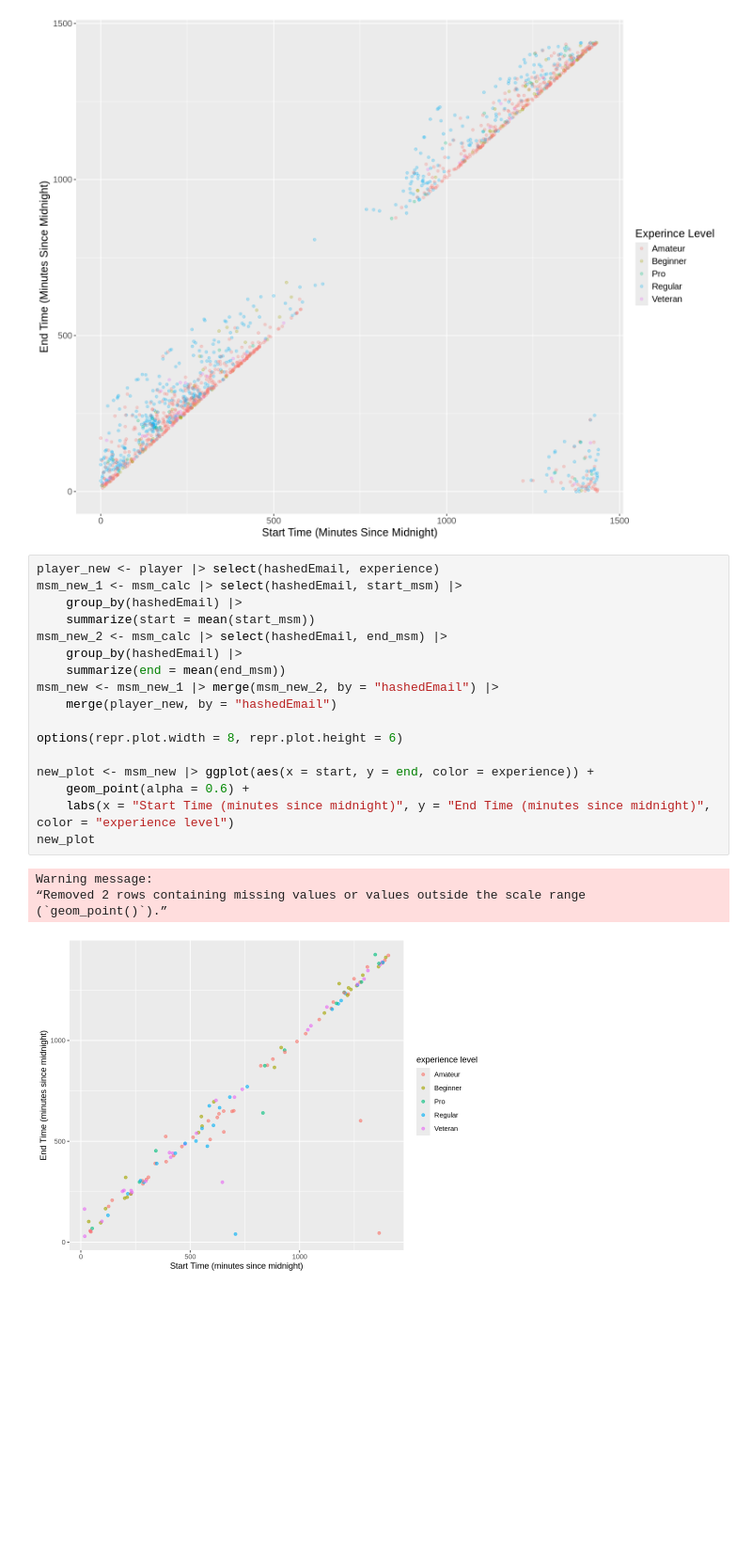
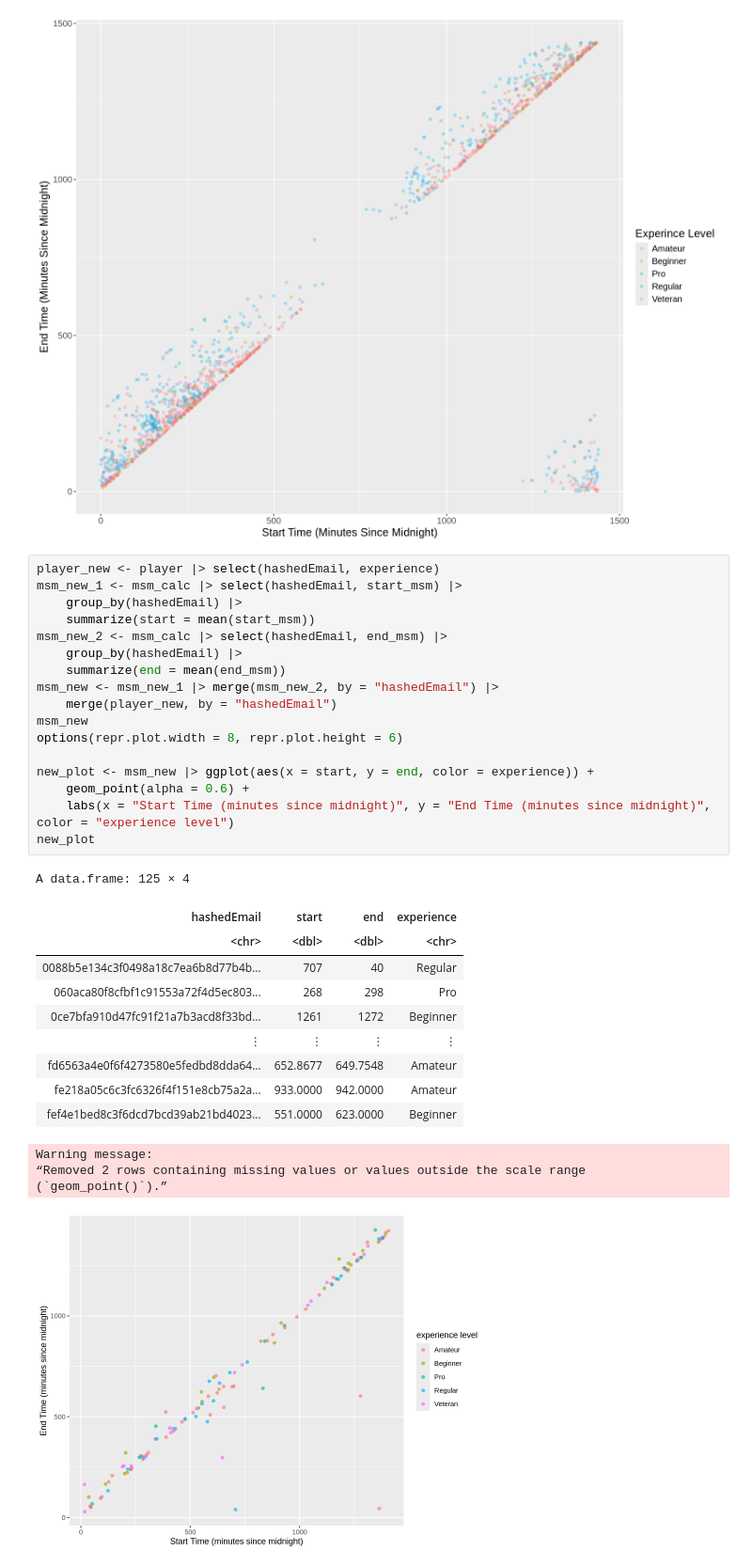
Before and after one commit to mulch-eater-prime/DSCI-Group-17-Project, a Jupyter notebook: Work.ipynb, the cells around one changed output. Shown at 94% size. Cells and saved outputs as stored; diff of their text form; blank space fills up the shorter version.

```diff
--- a/Work.ipynb
+++ b/Work.ipynb
@@ -142,22 +142,32 @@ Warning message:
 # %%
 player_new <- player |> select(hashedEmail, experience)
 msm_new_1 <- msm_calc |> select(hashedEmail, start_msm) |>
     group_by(hashedEmail) |>
     summarize(start = mean(start_msm))
 msm_new_2 <- msm_calc |> select(hashedEmail, end_msm) |>
     group_by(hashedEmail) |>
     summarize(end = mean(end_msm))
 msm_new <- msm_new_1 |> merge(msm_new_2, by = "hashedEmail") |>
     merge(player_new, by = "hashedEmail")
-
+msm_new
 options(repr.plot.width = 8, repr.plot.height = 6)
 
 new_plot <- msm_new |> ggplot(aes(x = start, y = end, color = experience)) +
     geom_point(alpha = 0.6) +
     labs(x = "Start Time (minutes since midnight)", y = "End Time (minutes since midnight)", color = "experience level")
 new_plot
 # %% [output]
-Warning message:
-“Removed 2 rows containing missing values or values outside the scale range
-(`geom_point()`).”
+A data.frame: 125 × 4
+| hashedEmail | start | end | experience |
+| <chr> | <dbl> | <dbl> | <chr> |
+| 0088b5e134c3f0498a18c7ea6b8d77b4b... | 707 | 40 | Regular |
+| 060aca80f8cfbf1c91553a72f4d5ec803... | 268 | 298 | Pro |
+| 0ce7bfa910d47fc91f21a7b3acd8f33bd... | 1261 | 1272 | Beginner |
+| ⋮ | ⋮ | ⋮ | ⋮ |
+| fd6563a4e0f6f4273580e5fedbd8dda64... | 652.8677 | 649.7548 | Amateur |
+| fe218a05c6c3fc6326f4f151e8cb75a2a... | 933.0000 | 942.0000 | Amateur |
+| fef4e1bed8c3f6dcd7bcd39ab21bd4023... | 551.0000 | 623.0000 | Beginner |
+Warning message:
+“Removed 2 rows containing missing values or values outside the scale range
+(`geom_point()`).”
 [figure]
```
Also changed, not shown: parts of 3 cells of this notebook.
